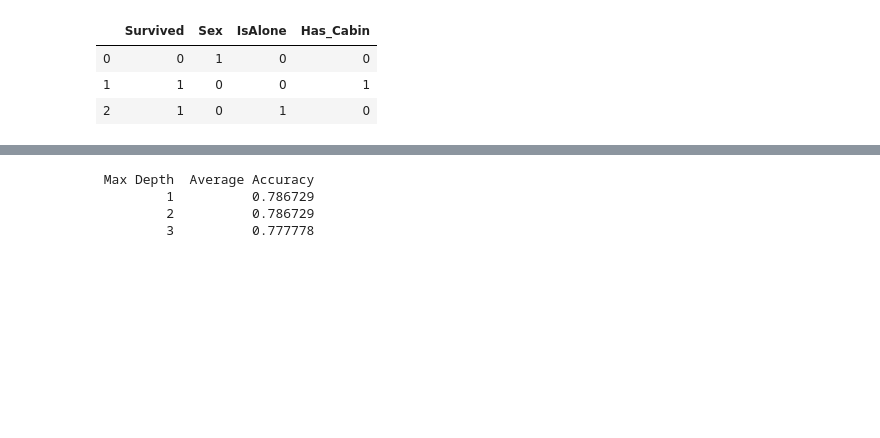
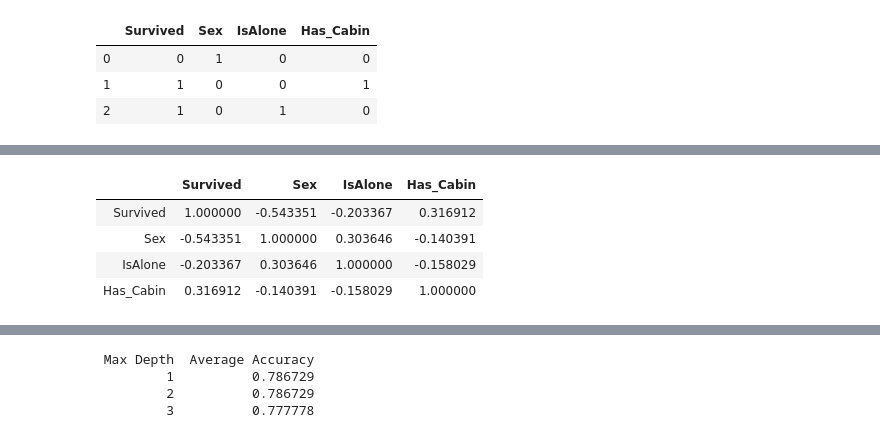
Before and after one commit to chenjieyang326/Econ-211, a Jupyter notebook: titanic_decision_tree.ipynb, the cells around one changed output, grey strips where cells are left out. Drawn from its saved outputs; the diff is of its cells as text; code cells hidden in the pictures; blank space fills up the shorter version.

```diff
--- a/titanic_decision_tree.ipynb
+++ b/titanic_decision_tree.ipynb
@@ -37,0 +47,8 @@ train.head(3)
+# %%
+train.astype(float).corr()
+# %% [output]
+|  | Survived | Sex | IsAlone | Has_Cabin |
+| Survived | 1.000000 | -0.543351 | -0.203367 | 0.316912 |
+| Sex | -0.543351 | 1.000000 | 0.303646 | -0.140391 |
+| IsAlone | -0.203367 | 0.303646 | 1.000000 | -0.158029 |
+| Has_Cabin | 0.316912 | -0.140391 | -0.158029 | 1.000000 |
```
Also changed, not shown: parts of 13 cells of this notebook.
